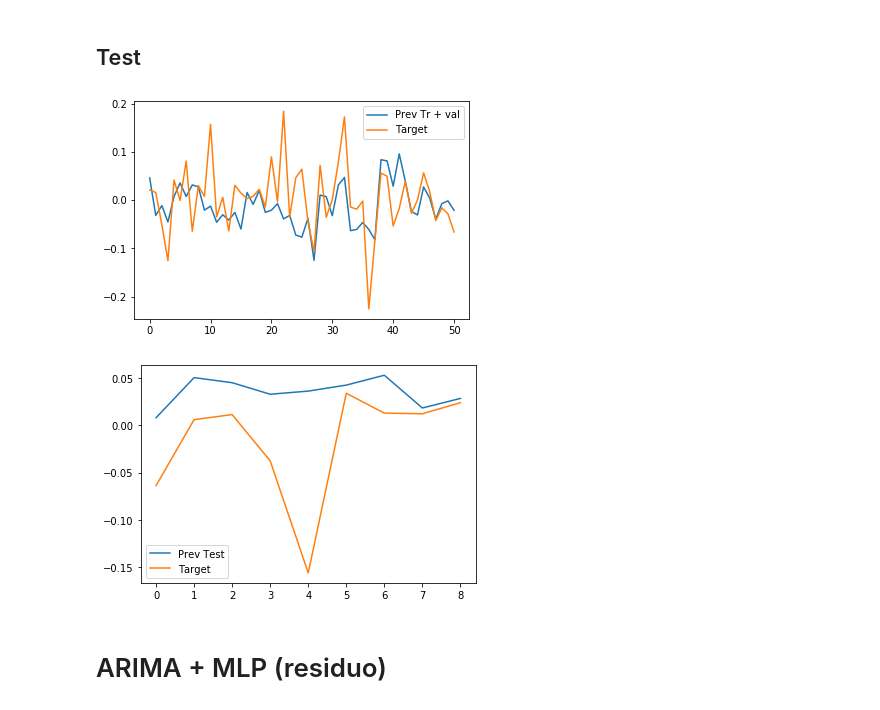
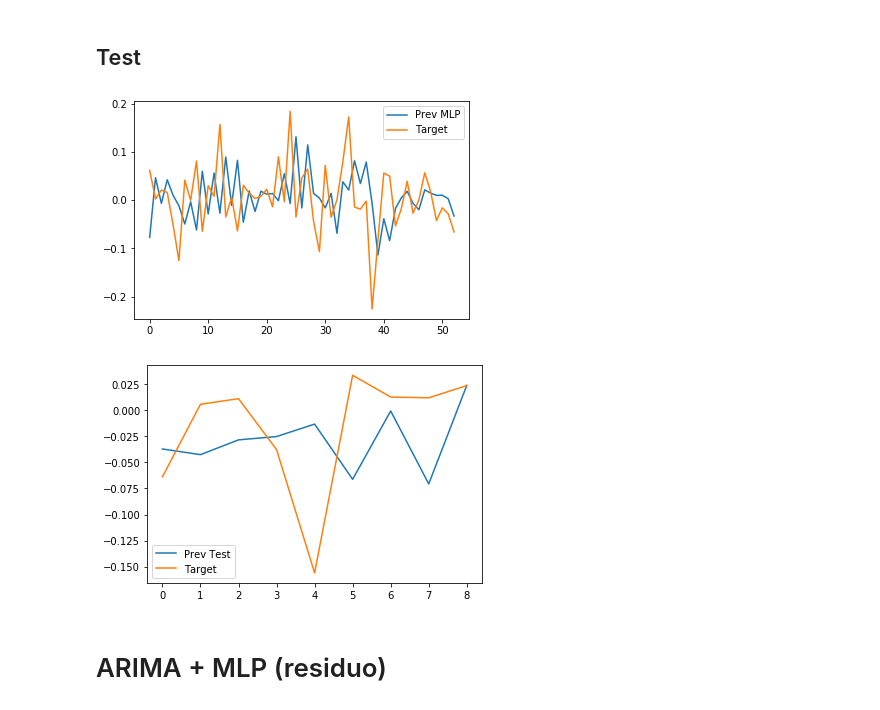
Before and after one commit to jamissonfreitas/IN1167, a Jupyter notebook: ML/ARIMA_and_MLP(gold price).ipynb, the cells around one changed output. Saved outputs shown, nothing was run; the diff lists cells and outputs as text; code cells hidden in the pictures.

```diff
--- a/ML/ARIMA_and_MLP(gold price).ipynb
+++ b/ML/ARIMA_and_MLP(gold price).ipynb
@@ -158,7 +158,7 @@ for i in pq_rng:
     for d in d_rng:
         for j in pq_rng:
             try:
-                tmp_mdl = ARIMA(s_diff_train, order=(i,d,j)).fit(method='mle', trend='nc')
+                tmp_mdl = ARIMA(s_diff, order=(i,d,j)).fit(method='mle', trend='nc')
                 tmp_aic = tmp_mdl.aic
                 if tmp_aic < best_aic:
                     best_aic = tmp_aic
@@ -272,7 +272,7 @@ def gerar_janelas(tam_janela, serie):
 
     return janelas_np
 # %%
-qtd_lags = 5
+qtd_lags = 3
 janelas = gerar_janelas(qtd_lags, residuals.values)
 janelas
 # %% [output]
@@ -558,19 +557,19 @@ predict_test = modelo.predict(x_test)
 previsoes_train = np.hstack(( predict_train, predict_val))
 target_train = np.hstack((y_train, y_val))
 # %%
-plt.plot(previsoes_train, label = 'Prev Tr + val')
+plt.plot(previsoes_train, label = 'Prev MLP')
 plt.plot(target_train, label='Target')
 plt.legend(loc='best')
 plt.show()
 # %% [output]
-[figure, old version]
+[figure, new version]
 # %%
 plt.plot(predict_test, label = 'Prev Test')
 plt.plot(y_test, label='Target')
 plt.legend(loc='best')
 plt.show()
 # %% [output]
-[figure, old version]
+[figure, new version]
 # %% [markdown]
 # ARIMA + MLP (residuo)
 # %%
```
Also changed, not shown: parts of 9 cells of this notebook.
